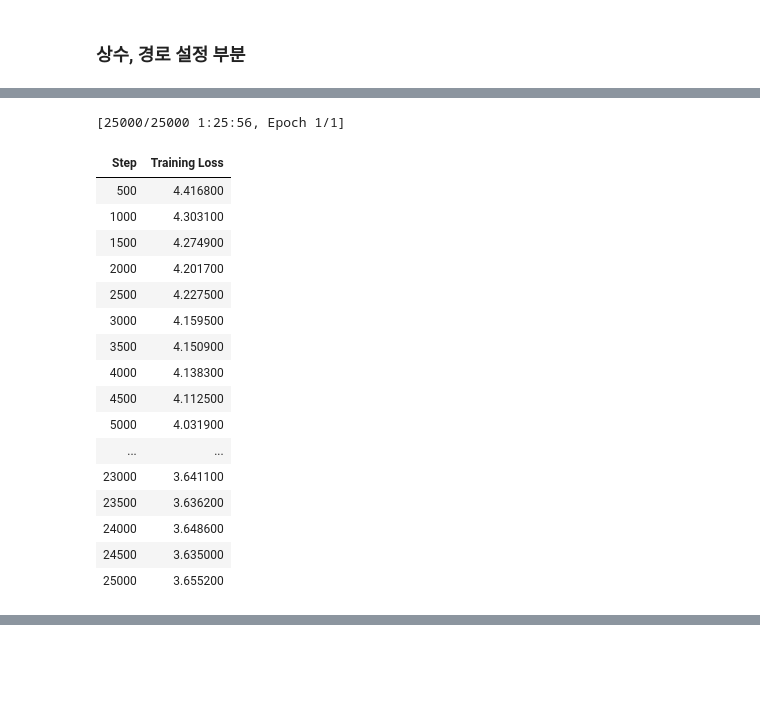
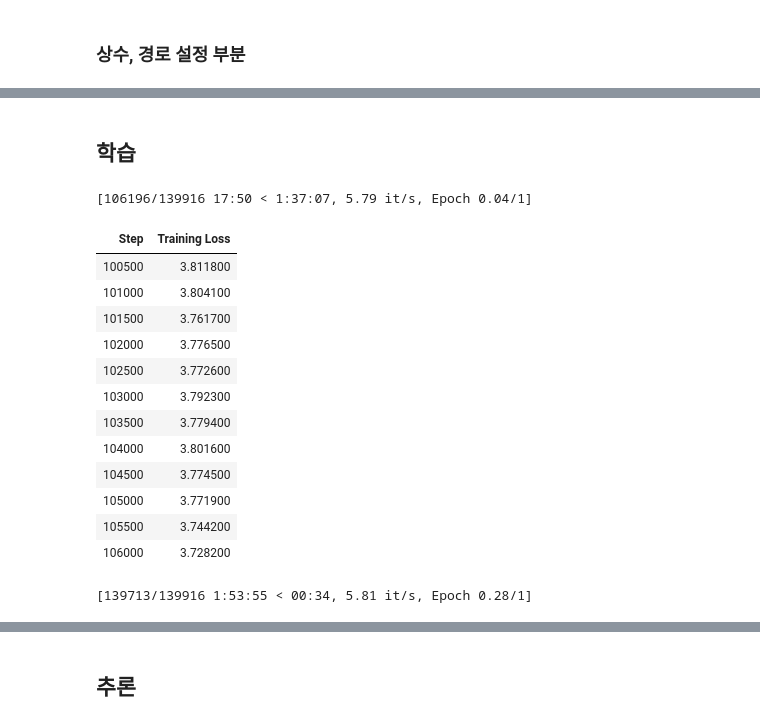
Before and after one commit to kchyun/MBTI-Consistent-Dialog-Generation, a Jupyter notebook: rlhf/kochatgpt_code_mbti.ipynb, the cells around one changed output, grey strips where cells are left out. Cells and saved outputs as stored; diff of their text form; code cells hidden in the pictures; blank space fills up the shorter version.

```diff
--- a/rlhf/kochatgpt_code_mbti.ipynb
+++ b/rlhf/kochatgpt_code_mbti.ipynb
@@ -329,17 +160,18 @@ def safe_save_model_for_hf_trainer(trainer: transformers.Trainer, output_dir: st
 # define argment
 parser = argparse.ArgumentParser()
 parser.add_argument('--data_path_1_SFT', type=str, default=SFT_DATASET_PATH)
-parser.add_argument('--model_name', type=str, default='gpt2', choices=['gpt2', 'bloom', 'opt'])
-parser.add_argument('--max_epochs', type=int, default=2)
-parser.add_argument('--train_batch_size', type=int, default=8)
+parser.add_argument('--model_name', type=str, default='gpt2')
+parser.add_argument('--max_epochs', type=int, default=5)
+parser.add_argument('--train_batch_size', type=int, default=16)
 parser.add_argument('--output_dir', type=str, default=SFT_MODEL_OUTPUT_PATH)
+parser.add_argument('--save_steps', type=int, default=5000)
 
 args = parser.parse_args(args=[])
 
 # for test
 args.model_name = SFT_MODEL_NAME  # SK GPT2, https://github.com/SKT-AI/KoGPT2
 
-args.max_epochs = 3
+args.max_epochs = 1
 
 print(args)
 # %% [output]
@@ -353,19 +185,19 @@ DEFAULT_BOS_TOKEN = "</s>"
 DEFAULT_UNK_TOKEN = "</s>"
 PROMPT_DICT = {
     "prompt_input": (
-        "### Instruction(명령어):\n{prompt}\n\n### Input(입력):\n{input}\n\n### Response(응답):"
+        "### Instruction(명령어):\n{query}\n\n### Input(입력):\n{input}\n\n### Response(응답):"
     ),
     "prompt_no_input": (
-        "### Instruction(명령어):\n{prompt}\n\n### Response(응답):"
+        "### Instruction(명령어):\n{query}\n\n### Response(응답):"
     ),
 }
 # %%
 ## 모델 준비
 model = AutoModelForCausalLM.from_pretrained(args.model_name)
 tokenizer = transformers.AutoTokenizer.from_pretrained(
-    args.model_name,
+    "skt/kogpt2-base-v2",
     padding_side="right",
-    model_max_length=512,
+    model_max_length=64,
 )
 tokenizer.add_special_tokens(
     {
@@ -517,45 +348,46 @@ WARNING:root:Loading data done!!: 100000
+# %% [markdown]
+## 학습
 # %%
 ## 학습 (10min)
 # training_args 수정 가능: https://github.com/Beomi/KoAlpaca/blob/main/train.sh 참고
 training_args = TrainingArguments(
     output_dir=SFT_MODEL_OUTPUT_PATH, #The output directory
     overwrite_output_dir=True, #overwrite the content of the output directory
-    num_train_epochs=1, # number of training epochs
-    per_device_train_batch_size=4, # batch size for training
-    per_device_eval_batch_size=4,  # batch size for evaluation
-    eval_steps = 3, # Number of update steps between two evaluations.
-    save_steps=500, # after # steps model is saved
-    warmup_steps=5,# number of warmup steps for learning rate scheduler
+    num_train_epochs = args.max_epochs, # number of training epochs
+    per_device_train_batch_size = args.train_batch_size, # batch size for training
+    per_device_eval_batch_size = args.train_batch_size,  # batch size for evaluation
+    save_steps = args.save_steps, # after # steps model is saved
+    warmup_steps = 5,# number of warmup steps for learning rate scheduler
     prediction_loss_only=True,
-    resume_from_checkpoint=True
+    resume_from_checkpoint=True,
+    learning_rate = 5e-5,
+    ignore_data_skip = True
     )
 trainer = Trainer(
     model=model,
     args=training_args,
     data_collator=data_collator,
     train_dataset=train_dataset,
-    eval_dataset=eval_dataset,
+    eval_dataset=eval_dataset
 )
 
-trainer.train()
+trainer.train(resume_from_checkpoint=True)
 trainer.save_state()
 safe_save_model_for_hf_trainer(trainer=trainer, output_dir=args.output_dir)
+print("SFT Model Train done!!!")
 # %% [output]
-[25000/25000 1:25:56, Epoch 1/1]
+[106196/139916 17:50 < 1:37:07, 5.79 it/s, Epoch 0.04/1]
 | Step | Training Loss |
-| 500 | 4.416800 |
-| 1000 | 4.303100 |
-| 1500 | 4.274900 |
-| 2000 | 4.201700 |
-| 2500 | 4.227500 |
-| 3000 | 4.159500 |
-| 3500 | 4.150900 |
-| 4000 | 4.138300 |
-| 4500 | 4.112500 |
-| 5000 | 4.031900 |
-| ... | ... |
-| 23000 | 3.641100 |
-| 23500 | 3.636200 |
-| 24000 | 3.648600 |
-| 24500 | 3.635000 |
-| 25000 | 3.655200 |
+| 100500 | 3.811800 |
+| 101000 | 3.804100 |
+| 101500 | 3.761700 |
+| 102000 | 3.776500 |
+| 102500 | 3.772600 |
+| 103000 | 3.792300 |
+| 103500 | 3.779400 |
+| 104000 | 3.801600 |
+| 104500 | 3.774500 |
+| 105000 | 3.771900 |
+| 105500 | 3.744200 |
+| 106000 | 3.728200 |
+[139713/139916 1:53:55 < 00:34, 5.81 it/s, Epoch 0.28/1]
@@ -562,3 +411,5 @@ safe_save_model_for_hf_trainer(trainer=trainer, output_dir=args.output_dir)
+# %% [markdown]
+## 추론
 # %%
 ## 추론 테스트
 generator = pipeline('text-generation', model=args.output_dir, tokenizer=tokenizer)
```
Also changed, not shown: parts of 60 cells of this notebook.
